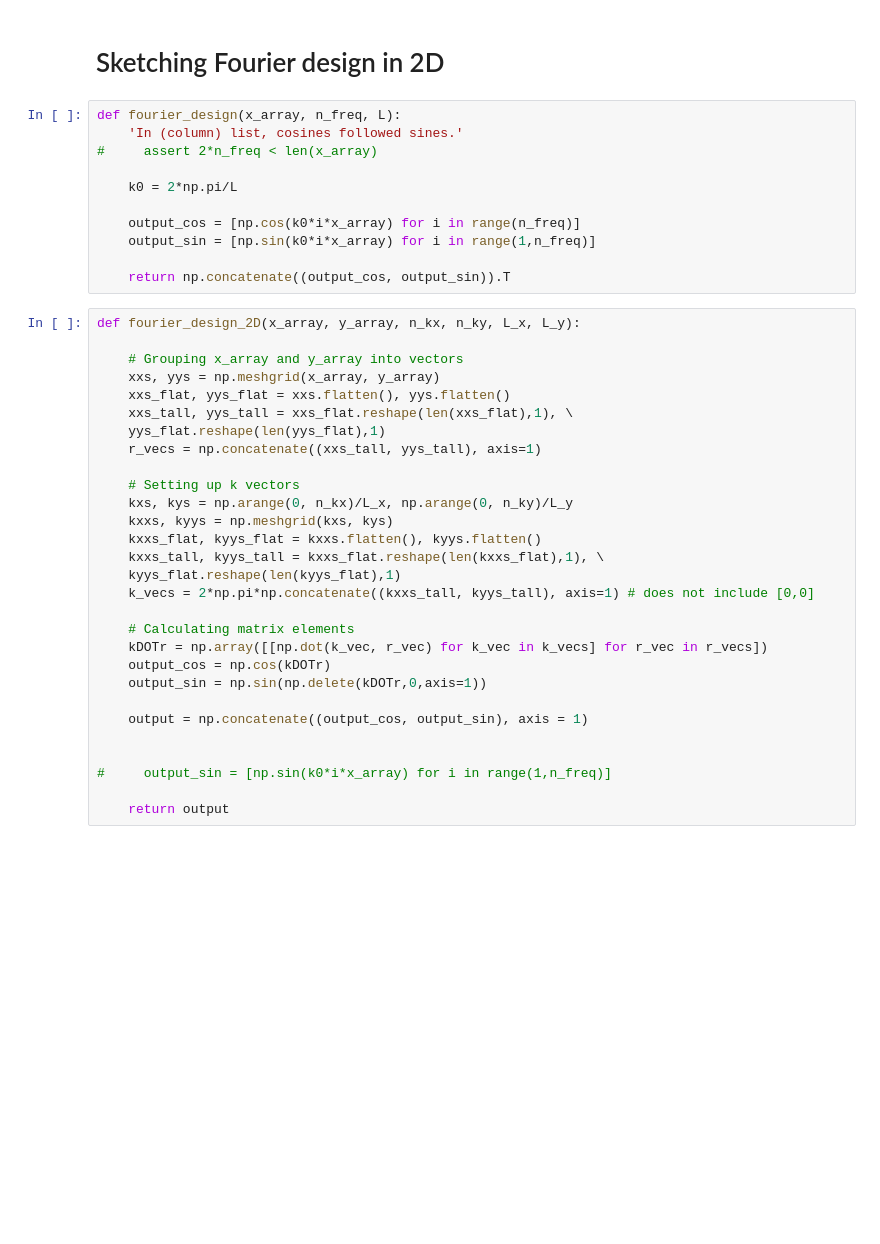
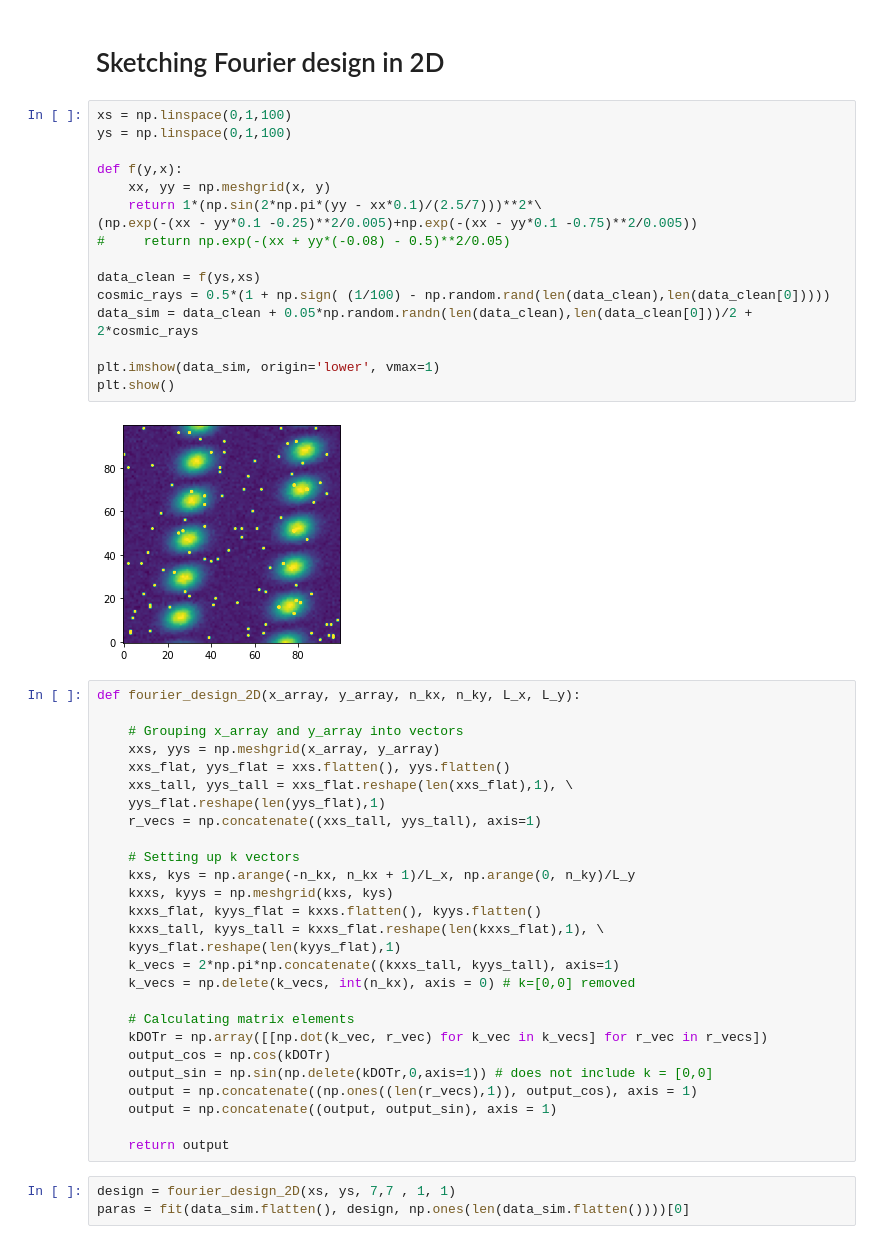
Before and after one commit to krlodeleon/spectro, a Jupyter notebook: 2Dspectra_fitter.ipynb, the cells around one changed output. Cells and saved outputs as stored; diff of their text form; blank space fills up the shorter version.

Commit message:
Workin Fourier design constructor in 2D

```diff
--- a/2Dspectra_fitter.ipynb
+++ b/2Dspectra_fitter.ipynb
@@ -595,17 +599,24 @@ plt.colorbar(shrink=0.1)
 plt.show()
 # %% [markdown]
 # Sketching Fourier design in 2D
-# %%
-def fourier_design(x_array, n_freq, L):
-    'In (column) list, cosines followed sines.'
-#     assert 2*n_freq < len(x_array)
-
-    k0 = 2*np.pi/L
-
-    output_cos = [np.cos(k0*i*x_array) for i in range(n_freq)]
-    output_sin = [np.sin(k0*i*x_array) for i in range(1,n_freq)]
-
-    return np.concatenate((output_cos, output_sin)).T
+# %%
+xs = np.linspace(0,1,100)
+ys = np.linspace(0,1,100)
+
+def f(y,x):
+    xx, yy = np.meshgrid(x, y)
+    return 1*(np.sin(2*np.pi*(yy - xx*0.1)/(2.5/7)))**2*\
+(np.exp(-(xx - yy*0.1 -0.25)**2/0.005)+np.exp(-(xx - yy*0.1 -0.75)**2/0.005))
+#     return np.exp(-(xx + yy*(-0.08) - 0.5)**2/0.05)
+
+data_clean = f(ys,xs)
+cosmic_rays = 0.5*(1 + np.sign( (1/100) - np.random.rand(len(data_clean),len(data_clean[0]))))
+data_sim = data_clean + 0.05*np.random.randn(len(data_clean),len(data_clean[0]))/2 + 2*cosmic_rays
+
+plt.imshow(data_sim, origin='lower', vmax=1)
+plt.show()
+# %% [output]
+[figure, added]
 # %%
 def fourier_design_2D(x_array, y_array, n_kx, n_ky, L_x, L_y):
 
@@ -617,21 +628,22 @@ def fourier_design_2D(x_array, y_array, n_kx, n_ky, L_x, L_y):
     r_vecs = np.concatenate((xxs_tall, yys_tall), axis=1)
 
     # Setting up k vectors
-    kxs, kys = np.arange(0, n_kx)/L_x, np.arange(0, n_ky)/L_y
+    kxs, kys = np.arange(-n_kx, n_kx + 1)/L_x, np.arange(0, n_ky)/L_y
     kxxs, kyys = np.meshgrid(kxs, kys)
     kxxs_flat, kyys_flat = kxxs.flatten(), kyys.flatten()
     kxxs_tall, kyys_tall = kxxs_flat.reshape(len(kxxs_flat),1), \
     kyys_flat.reshape(len(kyys_flat),1)
-    k_vecs = 2*np.pi*np.concatenate((kxxs_tall, kyys_tall), axis=1) # does not include [0,0]
+    k_vecs = 2*np.pi*np.concatenate((kxxs_tall, kyys_tall), axis=1)
+    k_vecs = np.delete(k_vecs, int(n_kx), axis = 0) # k=[0,0] removed
 
     # Calculating matrix elements
     kDOTr = np.array([[np.dot(k_vec, r_vec) for k_vec in k_vecs] for r_vec in r_vecs])
     output_cos = np.cos(kDOTr)
-    output_sin = np.sin(np.delete(kDOTr,0,axis=1))
-
-    output = np.concatenate((output_cos, output_sin), axis = 1)
-
-
-#     output_sin = [np.sin(k0*i*x_array) for i in range(1,n_freq)]
+    output_sin = np.sin(np.delete(kDOTr,0,axis=1)) # does not include k = [0,0]
+    output = np.concatenate((np.ones((len(r_vecs),1)), output_cos), axis = 1)
+    output = np.concatenate((output, output_sin), axis = 1)
 
     return output
+# %%
+design = fourier_design_2D(xs, ys, 7,7 , 1, 1)
+paras = fit(data_sim.flatten(), design, np.ones(len(data_sim.flatten())))[0]
```
Also changed, not shown: parts of 5 cells of this notebook.
